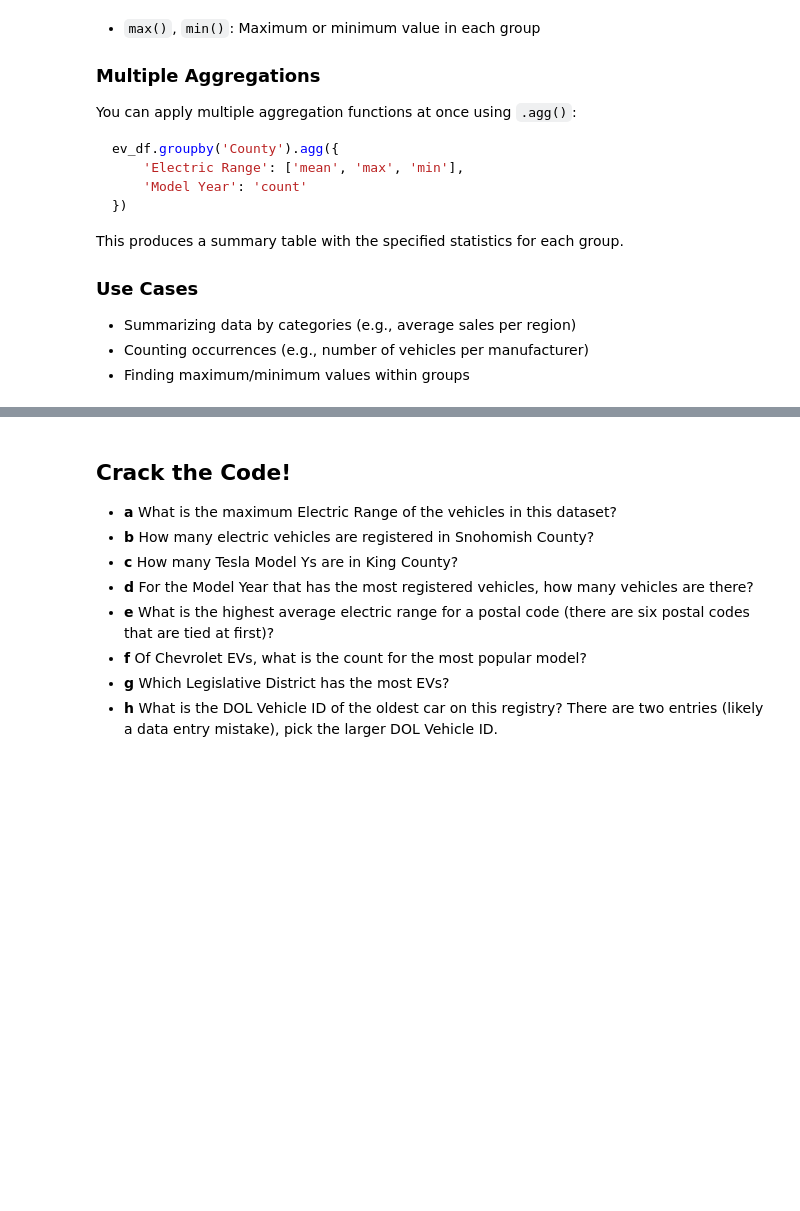
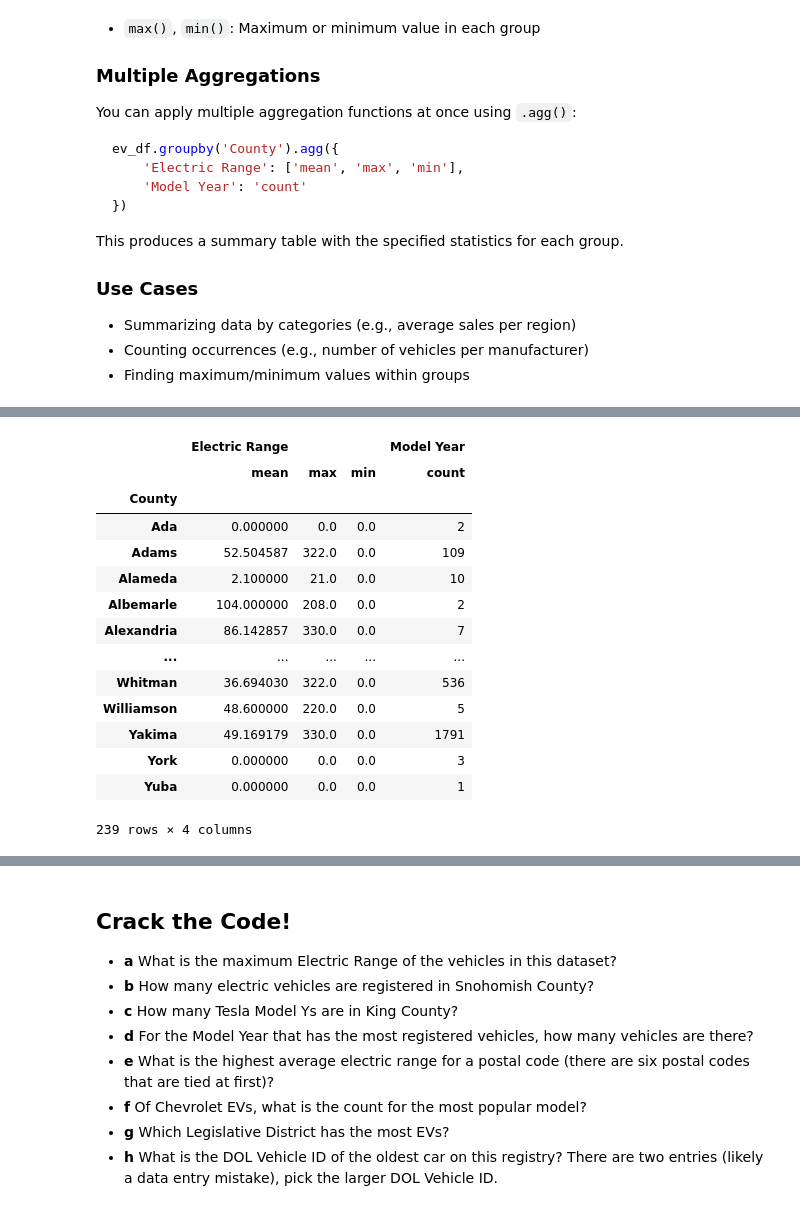
Before and after one commit to GettysburgDataScience/DS256-ClassNotes, a Jupyter notebook: _sources/03_Pandas/03_pandas_groupby.ipynb, the cells around one changed output, grey strips where cells are left out. Saved outputs shown, nothing was run; the diff lists cells and outputs as text; code cells hidden in the pictures; blank space fills up the shorter version.

```diff
--- a/_sources/03_Pandas/03_pandas_groupby.ipynb
+++ b/_sources/03_Pandas/03_pandas_groupby.ipynb
@@ -85,3 +141,24 @@ This produces a summary table with the specified statistics for each group.
+# %%
+ev_df.groupby('County').agg({
+    'Electric Range': ['mean', 'max', 'min'],
+    'Model Year': 'count'
+})
+# %% [output]
+|  | Electric Range |  |  | Model Year |
+|  | mean | max | min | count |
+| County |  |  |  |  |
+| Ada | 0.000000 | 0.0 | 0.0 | 2 |
+| Adams | 52.504587 | 322.0 | 0.0 | 109 |
+| Alameda | 2.100000 | 21.0 | 0.0 | 10 |
+| Albemarle | 104.000000 | 208.0 | 0.0 | 2 |
+| Alexandria | 86.142857 | 330.0 | 0.0 | 7 |
+| ... | ... | ... | ... | ... |
+| Whitman | 36.694030 | 322.0 | 0.0 | 536 |
+| Williamson | 48.600000 | 220.0 | 0.0 | 5 |
+| Yakima | 49.169179 | 330.0 | 0.0 | 1791 |
+| York | 0.000000 | 0.0 | 0.0 | 3 |
+| Yuba | 0.000000 | 0.0 | 0.0 | 1 |
+239 rows × 4 columns
 # %% [markdown]
 ## Useful Pandas Functions for Sorting, Counting, and Finding Maxima/Minima in Data
 
```
Also changed, not shown: parts of 7 cells of this notebook, 14 other files.
